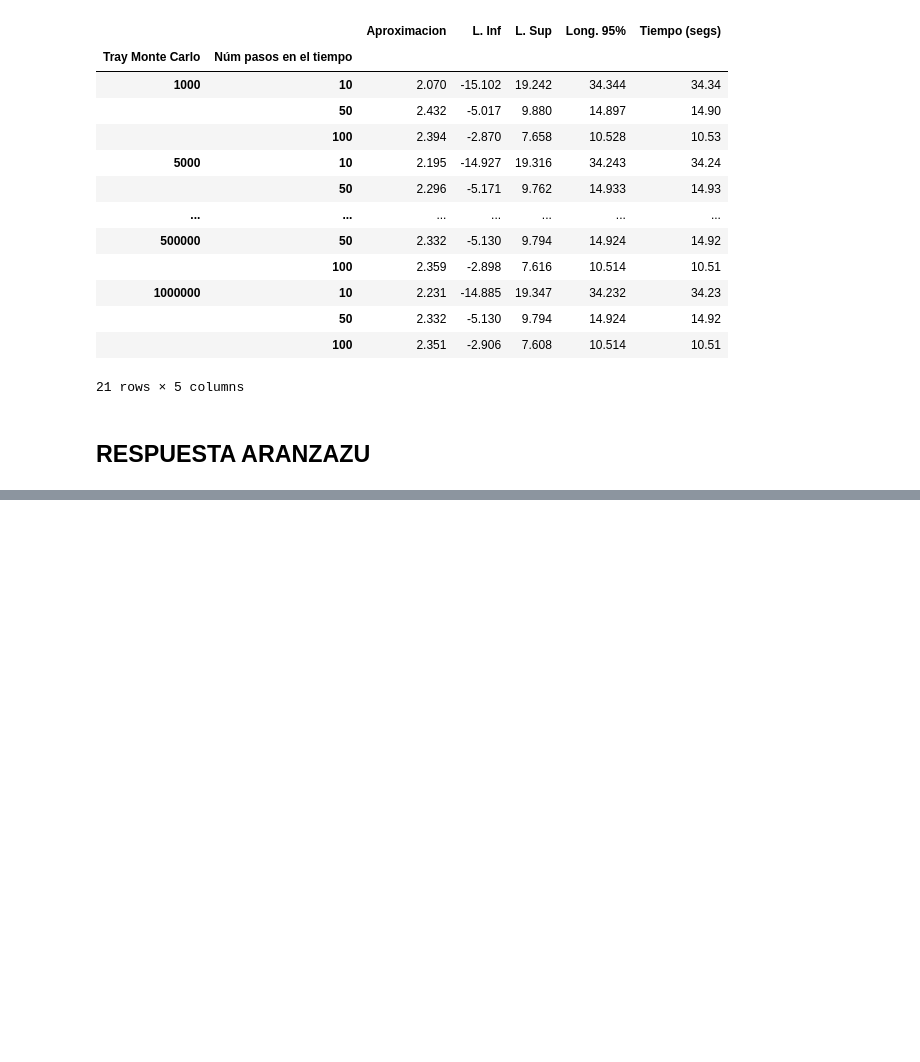
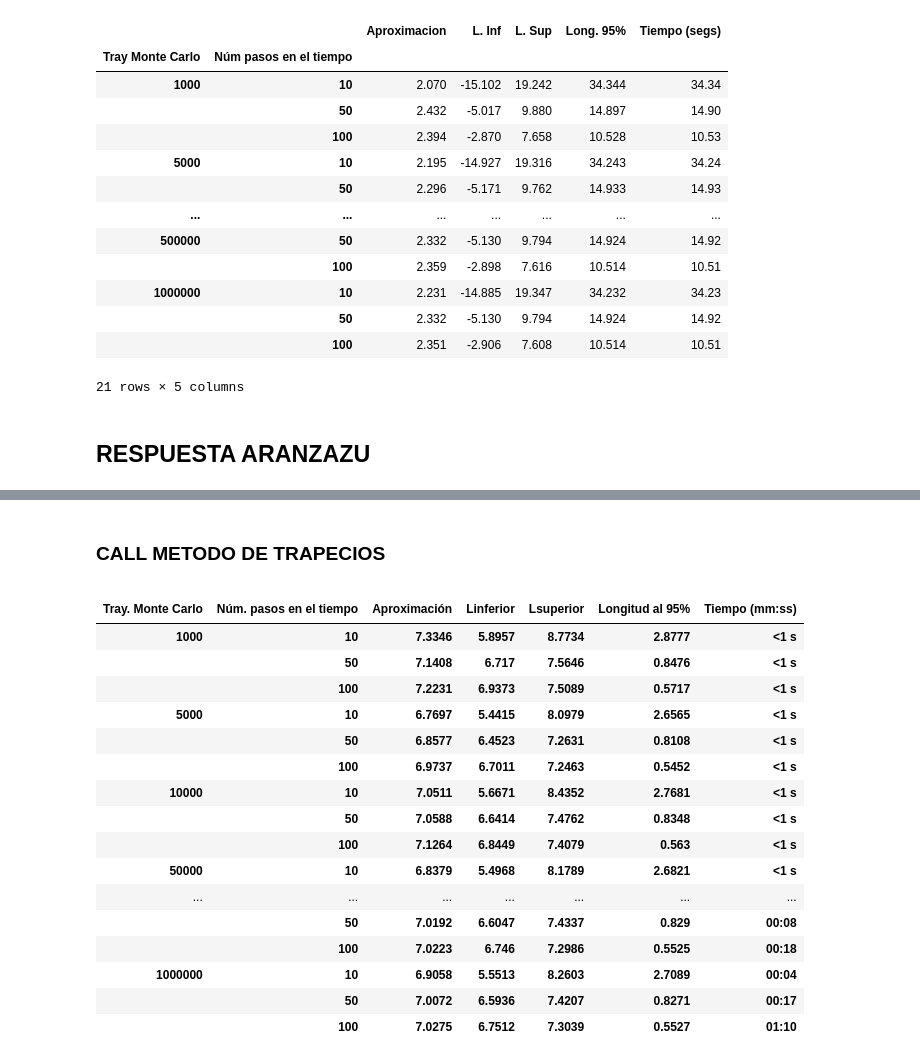
Before and after one commit to Aranzazu-R/Tarea9y10_HectorChavez_AranzazuRendon, a Jupyter notebook: Tarea10_simulación.ipynb, the cells around one changed output, grey strips where cells are left out. Cells and saved outputs as stored; diff of their text form; code cells hidden in the pictures; blank space fills up the shorter version.

Commit message:
Parte Aranzazú
Aún no esta al 100, voy a intentar hacer diferente las tablas :c

```diff
--- a/Tarea10_simulación.ipynb
+++ b/Tarea10_simulación.ipynb
@@ -353,3 +353,20 @@ tabla_trap_put
 21 rows × 5 columns
 # %% [markdown]
 ## RESPUESTA ARANZAZU
+# %%
+#importar los paquetes que se van a usar
+import pandas as pd
+import pandas_datareader.data as web
+import numpy as np
+import datetime
+import matplotlib.pyplot as plt
+import scipy.stats as st
+import seaborn as sns
+import time
+%matplotlib inline
+#algunas opciones para Pandas
+pd.set_option('display.notebook_repr_html', True)
+pd.set_option('display.max_columns', None)
+pd.set_option('display.max_rows', None)
+pd.set_option('display.width', 78)
+pd.set_option('precision', 3)
@@ -355,0 +483,47 @@ tabla_trap_put
+# %%
+# DATOS
+NbTraj = [1000, 5000, 10000, 50000, 100000, 500000, 1000000]
+NbStep = [10, 50, 100]
+S0 = 100
+K = 100
+r = 0.10
+sigma = 0.20
+T = 1
+# %%
+opt_call = np.array(list(map(lambda N_traj: list(map(lambda N_step:  Metodo_trapecio_Call(K, r, S0, N_traj, N_step, sigma, T),
+                                           NbStep)),NbTraj)))
+opt_put = np.array(list(map(lambda N_traj: list(map(lambda N_step:  Metodo_trapecio_Put(K, r, S0, N_traj, N_step, sigma, T),
+                                           NbStep)),NbTraj)))
+# %% [markdown]
+### CALL METODO DE TRAPECIOS
+# %%
+# Indice trayectorias
+indice_t = [i for i in NbTraj for _ in (0,1,2)]
+# resultados de cada serie de pasos
+resultados = np.array(list(map(lambda i: opt_call[:,:,i].flatten(), range(5))))
+# Indice pasos
+indice_p = [indice_t, NbStep*(len(NbTraj)), resultados[0], resultados[1], resultados[2], resultados[3], resultados[4]]
+# MultiIndex
+Multi_Index = pd.MultiIndex.from_arrays(indice_p, names = ('Tray. Monte Carlo', 'Núm. pasos en el tiempo', 'Aproximación',
+                                 'Linferior', 'Lsuperior', 'Longitud al 95%', 'Tiempo (mm:ss)'))
+tabla_call_t = pd.DataFrame(index = Multi_Index)
+tabla_call_t
+# %% [output]
+|  |  |  |  |  |  |  |
+| Tray. Monte Carlo | Núm. pasos en el tiempo | Aproximación | Linferior | Lsuperior | Longitud al 95% | Tiempo (mm:ss) |
+| 1000 | 10 | 7.3346 | 5.8957 | 8.7734 | 2.8777 | <1 s |
+|  | 50 | 7.1408 | 6.717 | 7.5646 | 0.8476 | <1 s |
+|  | 100 | 7.2231 | 6.9373 | 7.5089 | 0.5717 | <1 s |
+| 5000 | 10 | 6.7697 | 5.4415 | 8.0979 | 2.6565 | <1 s |
+|  | 50 | 6.8577 | 6.4523 | 7.2631 | 0.8108 | <1 s |
+|  | 100 | 6.9737 | 6.7011 | 7.2463 | 0.5452 | <1 s |
+| 10000 | 10 | 7.0511 | 5.6671 | 8.4352 | 2.7681 | <1 s |
+|  | 50 | 7.0588 | 6.6414 | 7.4762 | 0.8348 | <1 s |
+|  | 100 | 7.1264 | 6.8449 | 7.4079 | 0.563 | <1 s |
+| 50000 | 10 | 6.8379 | 5.4968 | 8.1789 | 2.6821 | <1 s |
+| ... | ... | ... | ... | ... | ... | ... |
+|  | 50 | 7.0192 | 6.6047 | 7.4337 | 0.829 | 00:08 |
+|  | 100 | 7.0223 | 6.746 | 7.2986 | 0.5525 | 00:18 |
+| 1000000 | 10 | 6.9058 | 5.5513 | 8.2603 | 2.7089 | 00:04 |
+|  | 50 | 7.0072 | 6.5936 | 7.4207 | 0.8271 | 00:17 |
+|  | 100 | 7.0275 | 6.7512 | 7.3039 | 0.5527 | 01:10 |
```
Also changed, not shown: parts of 17 cells of this notebook.
